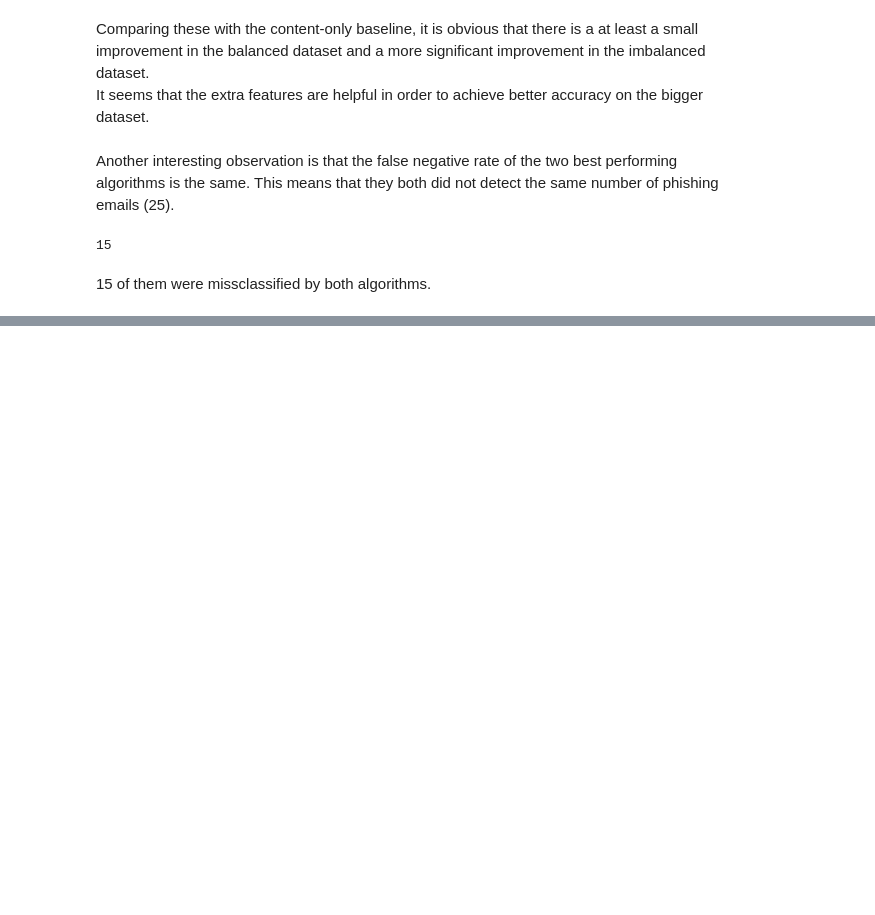
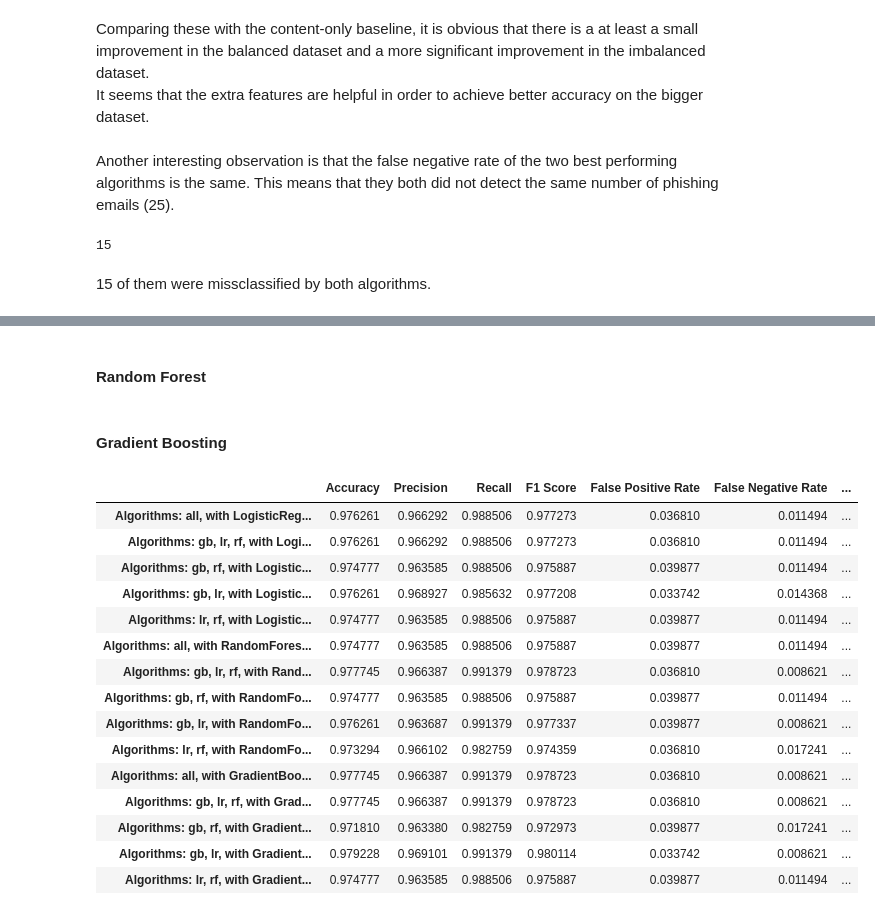
Before and after one commit to liakoyras/thesis-phishing-email-detection, a Jupyter notebook: Style and Content Classification.ipynb, the cells around one changed output, grey strips where cells are left out. Cells and saved outputs as stored; diff of their text form; code cells hidden in the pictures; blank space fills up the shorter version.

```diff
--- a/Style and Content Classification.ipynb
+++ b/Style and Content Classification.ipynb
@@ -178,0 +308,2 @@ lr_dt_predictions[(lr_dt_predictions['True Class'] == True) & ((lr_dt_prediction
+# %%
+results_stacking_balanced_multi = pd.DataFrame()
@@ -178,0 +332,63 @@ lr_dt_predictions[(lr_dt_predictions['True Class'] == True) & ((lr_dt_prediction
+# %% [markdown]
+#### Random Forest
+# %%
+stacked_clf = ml.train_stacked_models(stacking_models_balanced, train_feature_sets_balanced, style_train_balanced['target'], final_classifier=rf, exclude_models=[])
+stacked_preds = ml.test_stacked_models(stacking_models_balanced, test_feature_sets_balanced, style_test_balanced['target'], stacked_clf, exclude_models=[], result_row_name="Algorithms: all, with RandomForestClassifier")
+results_stacking_balanced_multi = pd.concat([results_stacking_balanced_multi, stacked_preds['results']])
+
+stacked_clf = ml.train_stacked_models(stacking_models_balanced, train_feature_sets_balanced, style_train_balanced['target'], final_classifier=rf, exclude_models=['dt', 'nb'])
+stacked_preds = ml.test_stacked_models(stacking_models_balanced, test_feature_sets_balanced, style_test_balanced['target'], stacked_clf, exclude_models=['dt', 'nb'])
+results_stacking_balanced_multi = pd.concat([results_stacking_balanced_multi, stacked_preds['results']])
+
+stacked_clf = ml.train_stacked_models(stacking_models_balanced, train_feature_sets_balanced, style_train_balanced['target'], final_classifier=rf, exclude_models=['dt', 'nb', 'lr'])
+stacked_preds = ml.test_stacked_models(stacking_models_balanced, test_feature_sets_balanced, style_test_balanced['target'], stacked_clf, exclude_models=['dt', 'nb', 'lr'])
+results_stacking_balanced_multi = pd.concat([results_stacking_balanced_multi, stacked_preds['results']])
+
+stacked_clf = ml.train_stacked_models(stacking_models_balanced, train_feature_sets_balanced, style_train_balanced['target'], final_classifier=rf, exclude_models=['dt', 'nb', 'rf'])
+stacked_preds = ml.test_stacked_models(stacking_models_balanced, test_feature_sets_balanced, style_test_balanced['target'], stacked_clf, exclude_models=['dt', 'nb', 'rf'])
+results_stacking_balanced_multi = pd.concat([results_stacking_balanced_multi, stacked_preds['results']])
+
+stacked_clf = ml.train_stacked_models(stacking_models_balanced, train_feature_sets_balanced, style_train_balanced['target'], final_classifier=rf, exclude_models=['dt', 'nb', 'gb'])
+stacked_preds = ml.test_stacked_models(stacking_models_balanced, test_feature_sets_balanced, style_test_balanced['target'], stacked_clf, exclude_models=['dt', 'nb', 'gb'])
+results_stacking_balanced_multi = pd.concat([results_stacking_balanced_multi, stacked_preds['results']])
+# %% [markdown]
+#### Gradient Boosting
+# %%
+stacked_clf = ml.train_stacked_models(stacking_models_balanced, train_feature_sets_balanced, style_train_balanced['target'], final_classifier=gb, exclude_models=[])
+stacked_preds = ml.test_stacked_models(stacking_models_balanced, test_feature_sets_balanced, style_test_balanced['target'], stacked_clf, exclude_models=[], result_row_name="Algorithms: all, with GradientBoostingClassifier")
+results_stacking_balanced_multi = pd.concat([results_stacking_balanced_multi, stacked_preds['results']])
+
+stacked_clf = ml.train_stacked_models(stacking_models_balanced, train_feature_sets_balanced, style_train_balanced['target'], final_classifier=gb, exclude_models=['dt', 'nb'])
+stacked_preds = ml.test_stacked_models(stacking_models_balanced, test_feature_sets_balanced, style_test_balanced['target'], stacked_clf, exclude_models=['dt', 'nb'])
+results_stacking_balanced_multi = pd.concat([results_stacking_balanced_multi, stacked_preds['results']])
+
+stacked_clf = ml.train_stacked_models(stacking_models_balanced, train_feature_sets_balanced, style_train_balanced['target'], final_classifier=gb, exclude_models=['dt', 'nb', 'lr'])
+stacked_preds = ml.test_stacked_models(stacking_models_balanced, test_feature_sets_balanced, style_test_balanced['target'], stacked_clf, exclude_models=['dt', 'nb', 'lr'])
+results_stacking_balanced_multi = pd.concat([results_stacking_balanced_multi, stacked_preds['results']])
+
+stacked_clf = ml.train_stacked_models(stacking_models_balanced, train_feature_sets_balanced, style_train_balanced['target'], final_classifier=gb, exclude_models=['dt', 'nb', 'rf'])
+stacked_preds = ml.test_stacked_models(stacking_models_balanced, test_feature_sets_balanced, style_test_balanced['target'], stacked_clf, exclude_models=['dt', 'nb', 'rf'])
+results_stacking_balanced_multi = pd.concat([results_stacking_balanced_multi, stacked_preds['results']])
+
+stacked_clf = ml.train_stacked_models(stacking_models_balanced, train_feature_sets_balanced, style_train_balanced['target'], final_classifier=gb, exclude_models=['dt', 'nb', 'gb'])
+stacked_preds = ml.test_stacked_models(stacking_models_balanced, test_feature_sets_balanced, style_test_balanced['target'], stacked_clf, exclude_models=['dt', 'nb', 'gb'])
+results_stacking_balanced_multi = pd.concat([results_stacking_balanced_multi, stacked_preds['results']])
+# %%
+results_stacking_balanced_multi
+# %% [output]
+|  | Accuracy | Precision | Recall | F1 Score | False Positive Rate | False Negative Rate | ... |
+| Algorithms: all, with LogisticReg... | 0.976261 | 0.966292 | 0.988506 | 0.977273 | 0.036810 | 0.011494 | ... |
+| Algorithms: gb, lr, rf, with Logi... | 0.976261 | 0.966292 | 0.988506 | 0.977273 | 0.036810 | 0.011494 | ... |
+| Algorithms: gb, rf, with Logistic... | 0.974777 | 0.963585 | 0.988506 | 0.975887 | 0.039877 | 0.011494 | ... |
+| Algorithms: gb, lr, with Logistic... | 0.976261 | 0.968927 | 0.985632 | 0.977208 | 0.033742 | 0.014368 | ... |
+| Algorithms: lr, rf, with Logistic... | 0.974777 | 0.963585 | 0.988506 | 0.975887 | 0.039877 | 0.011494 | ... |
+| Algorithms: all, with RandomFores... | 0.974777 | 0.963585 | 0.988506 | 0.975887 | 0.039877 | 0.011494 | ... |
+| Algorithms: gb, lr, rf, with Rand... | 0.977745 | 0.966387 | 0.991379 | 0.978723 | 0.036810 | 0.008621 | ... |
+| Algorithms: gb, rf, with RandomFo... | 0.974777 | 0.963585 | 0.988506 | 0.975887 | 0.039877 | 0.011494 | ... |
+| Algorithms: gb, lr, with RandomFo... | 0.976261 | 0.963687 | 0.991379 | 0.977337 | 0.039877 | 0.008621 | ... |
+| Algorithms: lr, rf, with RandomFo... | 0.973294 | 0.966102 | 0.982759 | 0.974359 | 0.036810 | 0.017241 | ... |
+| Algorithms: all, with GradientBoo... | 0.977745 | 0.966387 | 0.991379 | 0.978723 | 0.036810 | 0.008621 | ... |
+| Algorithms: gb, lr, rf, with Grad... | 0.977745 | 0.966387 | 0.991379 | 0.978723 | 0.036810 | 0.008621 | ... |
+| Algorithms: gb, rf, with Gradient... | 0.971810 | 0.963380 | 0.982759 | 0.972973 | 0.039877 | 0.017241 | ... |
+| Algorithms: gb, lr, with Gradient... | 0.979228 | 0.969101 | 0.991379 | 0.980114 | 0.033742 | 0.008621 | ... |
+| Algorithms: lr, rf, with Gradient... | 0.974777 | 0.963585 | 0.988506 | 0.975887 | 0.039877 | 0.011494 | ... |
```
Also changed, not shown: parts of 59 cells of this notebook.
